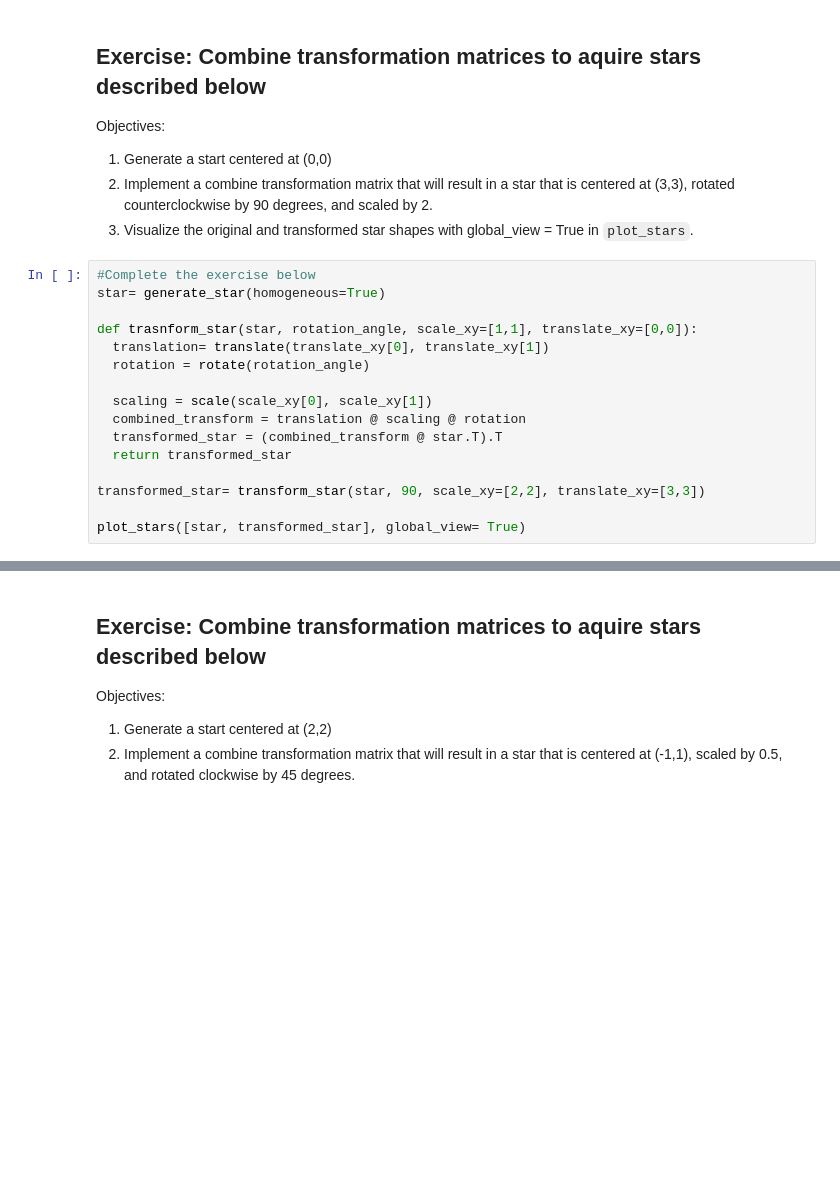
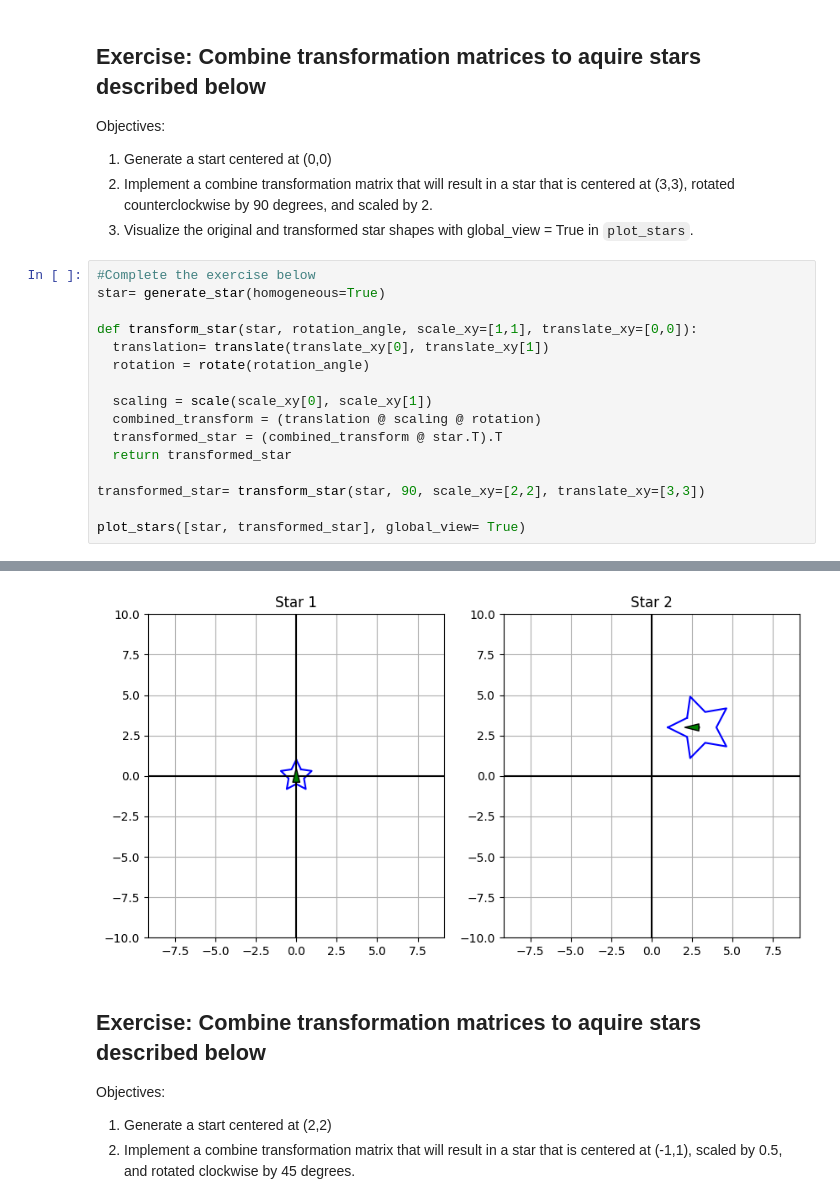
Before and after one commit to uf-bme/BME3053C-Spring-2025, a Jupyter notebook: lessons-solved/06_Matrix_Transformations_03_07_2025.ipynb, the cells around one changed output, grey strips where cells are left out. Drawn from its saved outputs; the diff is of its cells as text; blank space fills up the shorter version.

```diff
--- a/lessons-solved/06_Matrix_Transformations_03_07_2025.ipynb
+++ b/lessons-solved/06_Matrix_Transformations_03_07_2025.ipynb
@@ -501,12 +491,12 @@ Objectives:
 #Complete the exercise below
 star= generate_star(homogeneous=True)
 
-def trasnform_star(star, rotation_angle, scale_xy=[1,1], translate_xy=[0,0]):
+def transform_star(star, rotation_angle, scale_xy=[1,1], translate_xy=[0,0]):
   translation= translate(translate_xy[0], translate_xy[1])
   rotation = rotate(rotation_angle)
 
   scaling = scale(scale_xy[0], scale_xy[1])
-  combined_transform = translation @ scaling @ rotation
+  combined_transform = (translation @ scaling @ rotation)
   transformed_star = (combined_transform @ star.T).T
   return transformed_star
 
@@ -518,3 +509,4 @@ NameError: name 'transform_star' is not defined
+[figure, added]
 # %% [markdown]
 ## Exercise: Combine transformation matrices to aquire stars described below
 Objectives:
```
Also changed, not shown: parts of 3 cells of this notebook.
